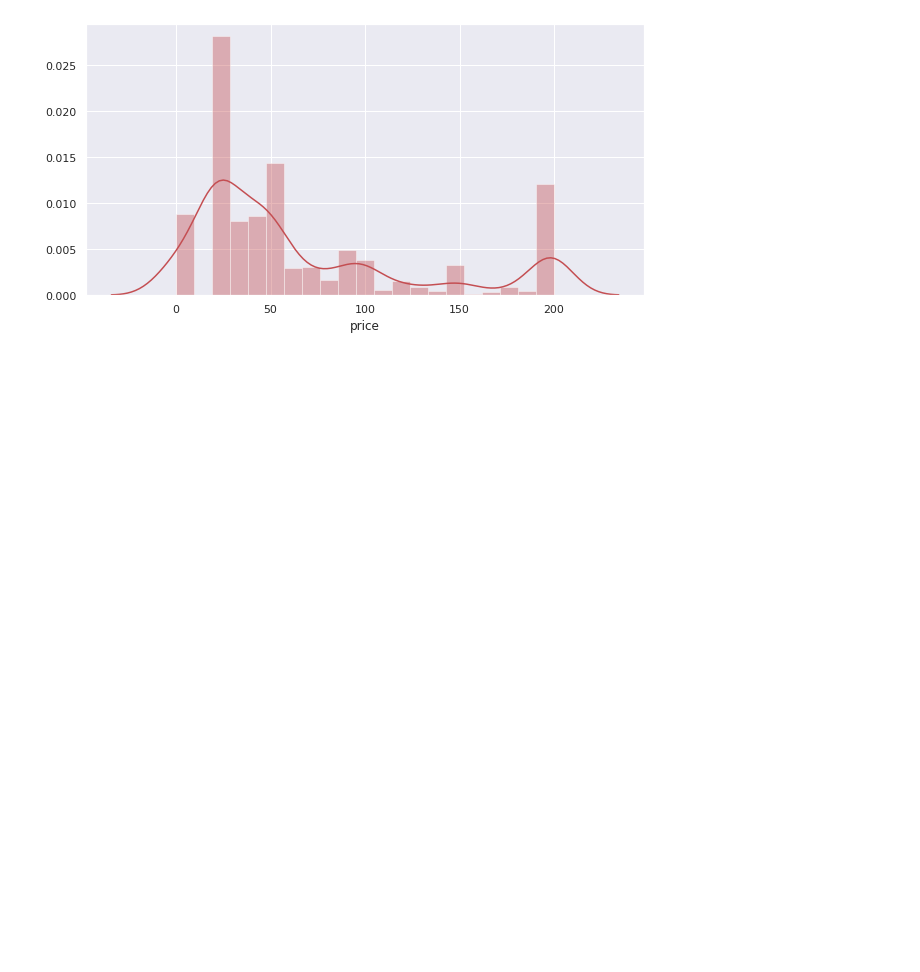
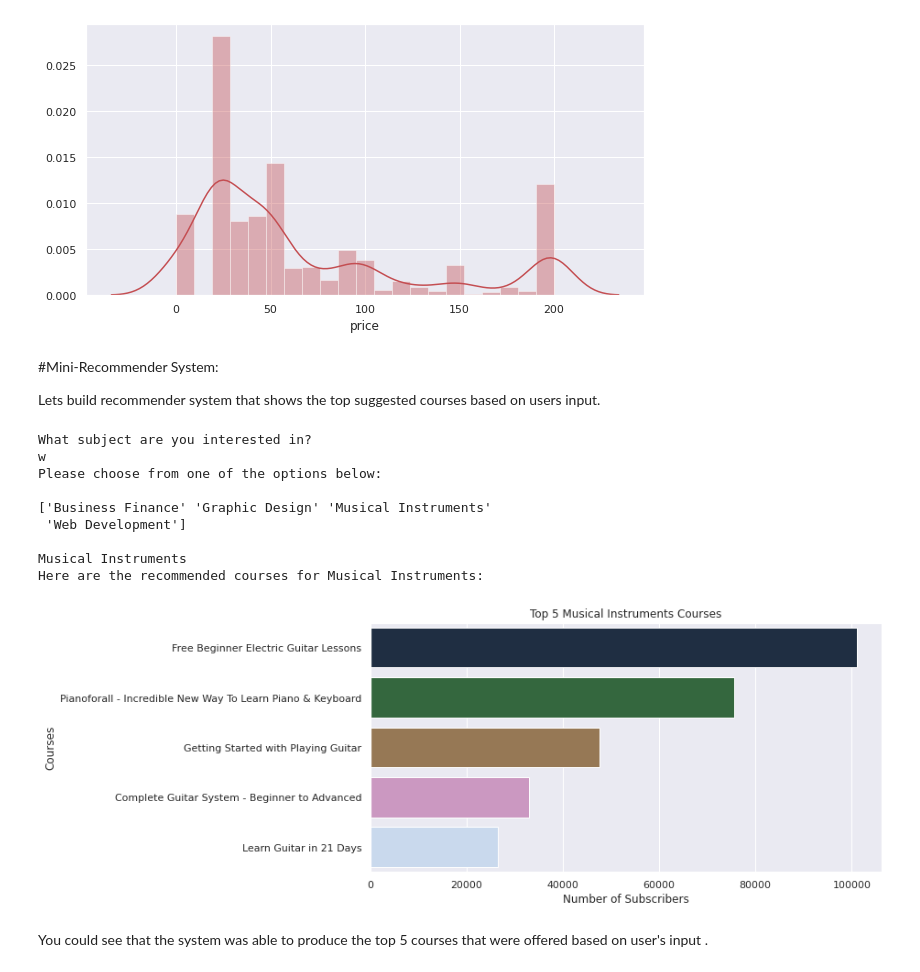
Before and after one commit to sajithgowthaman/General-Assembly-Final-Project, a Jupyter notebook: Udemy-Courses-Final-Project/report.ipynb, the cells around one changed output. Saved outputs shown, nothing was run; the diff lists cells and outputs as text; code cells hidden in the pictures; blank space fills up the shorter version.

```diff
--- a/Udemy-Courses-Final-Project/report.ipynb
+++ b/Udemy-Courses-Final-Project/report.ipynb
@@ -298,3 +359,7 @@ ax= sns.distplot(df.price, color='r');
 [figure]
 Distribution:
 [figure]
+# %% [markdown]
+#Mini-Recommender System:
+
+Lets build recommender system that shows the top suggested courses based on users input.
@@ -300,0 +374,35 @@ Distribution:
+# %%
+#Let's build a recommender system based on the users input
+
+print('What subject are you interested in?')
+while True:
+#input
+  user_input = input()
+  if user_input in ['Web Development', 'Graphic Design', 'Musical Instruments', 'Business Finance']:
+    user_inp = user_input.replace(' ', '_')
+    print(f'Here are the recommended courses for {user_input}: \n' )
+#convert the user input to our global variable
+    user_inp = globals() [user_inp]
+    plt.figure(figsize=(10,5))
+#Plots
+    ax = sns.barplot(x="num_subscribers",y='course_title', data=user_inp, palette= 'cubehelix')
+    ax.set(xlabel= 'Number of Subscribers', ylabel= 'Courses', title = f'Top 5 {user_input} Courses')
+
+    break
+
+  else:
+    print('Please choose from one of the options below: \n')
+    print(df.subject.unique(), '\n')
+# %% [output]
+What subject are you interested in?
+w
+Please choose from one of the options below:
+
+['Business Finance' 'Graphic Design' 'Musical Instruments'
+ 'Web Development']
+
+Musical Instruments
+Here are the recommended courses for Musical Instruments:
+[figure, added]
+# %% [markdown]
+You could see that the system was able to produce the top 5 courses that were offered based on user's input .
```
Also changed, not shown: parts of 30 cells of this notebook, 3 other files.
